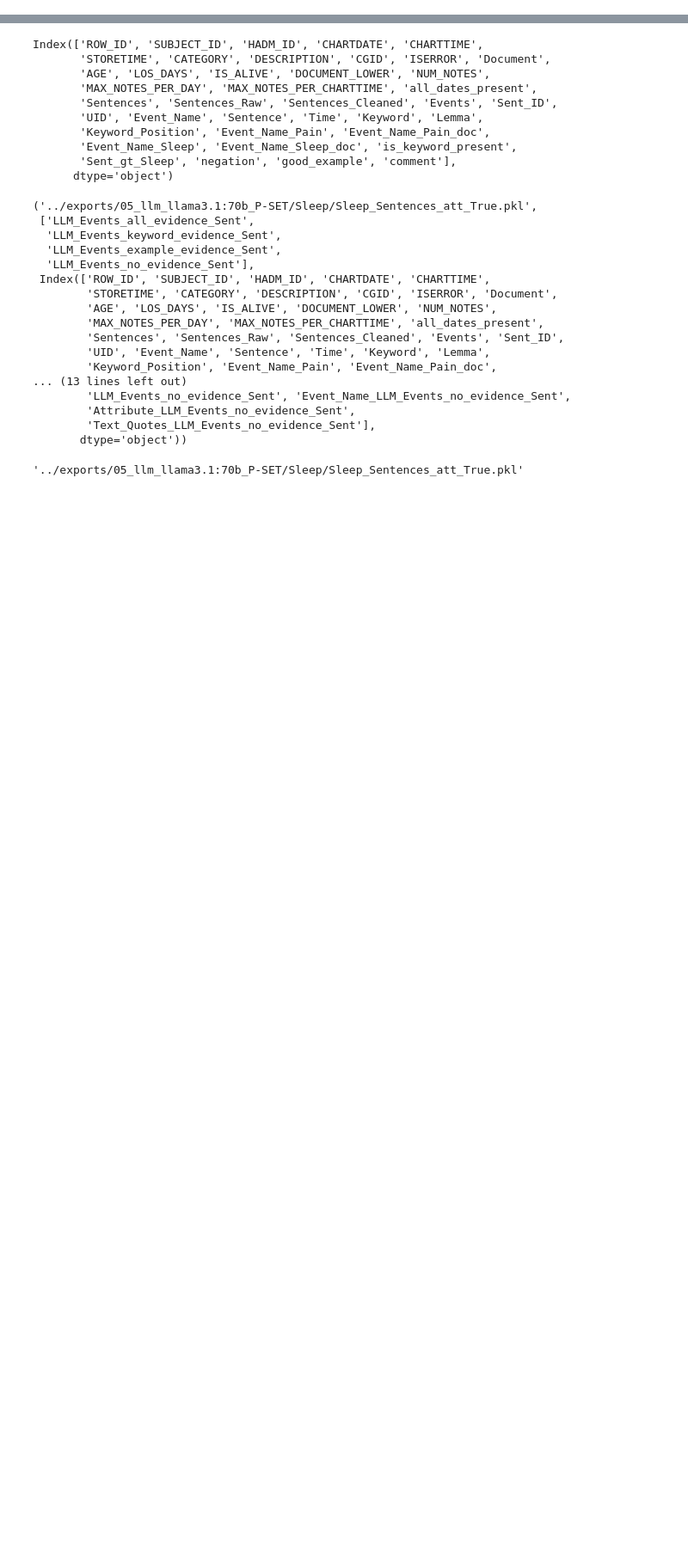
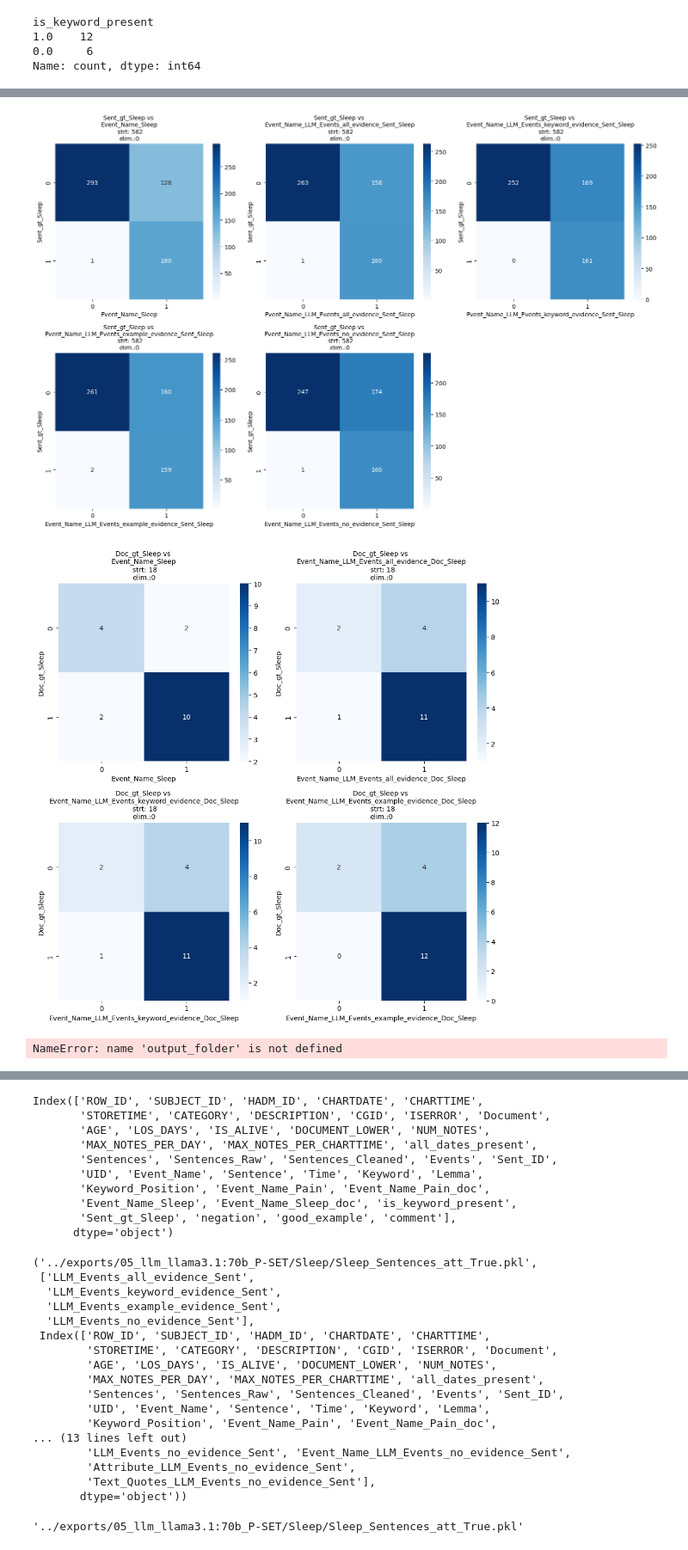
Before and after one commit to allmin/llm_text_to_event, a Jupyter notebook: scripts/06_analyse_Sent-SET_Doc-SET.ipynb, the cells around one changed output, grey strips where cells are left out. Shown at 86% size. Cells and saved outputs as stored; diff of their text form; code cells hidden in the pictures; blank space fills up the shorter version.

```diff
--- a/scripts/06_analyse_Sent-SET_Doc-SET.ipynb
+++ b/scripts/06_analyse_Sent-SET_Doc-SET.ipynb
@@ -112,6 +112,7 @@ for analysis_type in ["all"]: #(M-SET, A-SET, D-SET, F-SET)
             print(f"No ground truth file found for {ET} in ../exports/04_groundtruth/{dataset}/Annotated/")
             continue
 
+        llm_files = [i for i in llm_files if "True" in i]
         for file in llm_files:
             filename = os.path.basename(file).rstrip('.pkl')
             print(filename)
@@ -136,8 +137,7 @@ for analysis_type in ["all"]: #(M-SET, A-SET, D-SET, F-SET)
                 gt_df[gt_column] = gt_df.apply(lambda x: x[gt_column] if x['negation']==False else False,axis=1)
 
             gt_df['Lemma'] = gt_df['Lemma'].apply(lambda x: tuple(x))
-            gt_df["is_keyword_present"] = gt_df["Keyword"].apply(lambda x: 0 if x[0]=='' else 1)
-            # gt_df = gt_df.groupby(id_type)[[ gt_column, "is_keyword_present", text_type,"Lemma"]].agg(lambda x: max(x) if len(set(x))>1 else set(x).pop()).reset_index()
+            gt_df["is_keyword_present"] = gt_df["Event_Name"].apply(lambda x: 1 if ET in x else 0)
             id_to_gt = {row[id_type]:row[gt_column] for _,row in gt_df.iterrows()}
             id_to_negation = {row[id_type]:row['negation'] for _,row in gt_df.iterrows()}
             id_to_key_present = {row[id_type]:row[f"is_keyword_present"] for _,row in gt_df.iterrows()}
@@ -152,9 +152,10 @@ for analysis_type in ["all"]: #(M-SET, A-SET, D-SET, F-SET)
             llm_models = [i for i in llm_models_all if i in df]
             df[f'{ET}_time'] = df[id_type].apply(lambda x:id_to_dict_time.get(x))
             df["focus_event"] = ET
+            df['negation'] = df[id_type].apply(lambda x:id_to_negation.get(x))
 
 
-            df[gt_column] = df[id_type].apply(lambda x:id_to_gt.get(x))
+            df[gt_column] = df[id_type].apply(lambda x:id_to_gt.get(x,None))
 
 
             df[f"is_keyword_present"] = df[id_type].apply(lambda x:id_to_key_present.get(x))
@@ -222,0 +249,4 @@ Sleep_Documents_att_False
+is_keyword_present
+1.0    12
+0.0     6
+Name: count, dtype: int64
@@ -222,0 +269,6 @@ Sleep_Documents_att_False
+[figure, added]
+[figure, added]
+# %%
+print(f"{output_folder}/{analysis_type}_{disagreement_type}_{filename}.xlsx")
+# %% [output]
+NameError: name 'output_folder' is not defined
```
Also changed, not shown: parts of 3 cells of this notebook, 7 other files.
